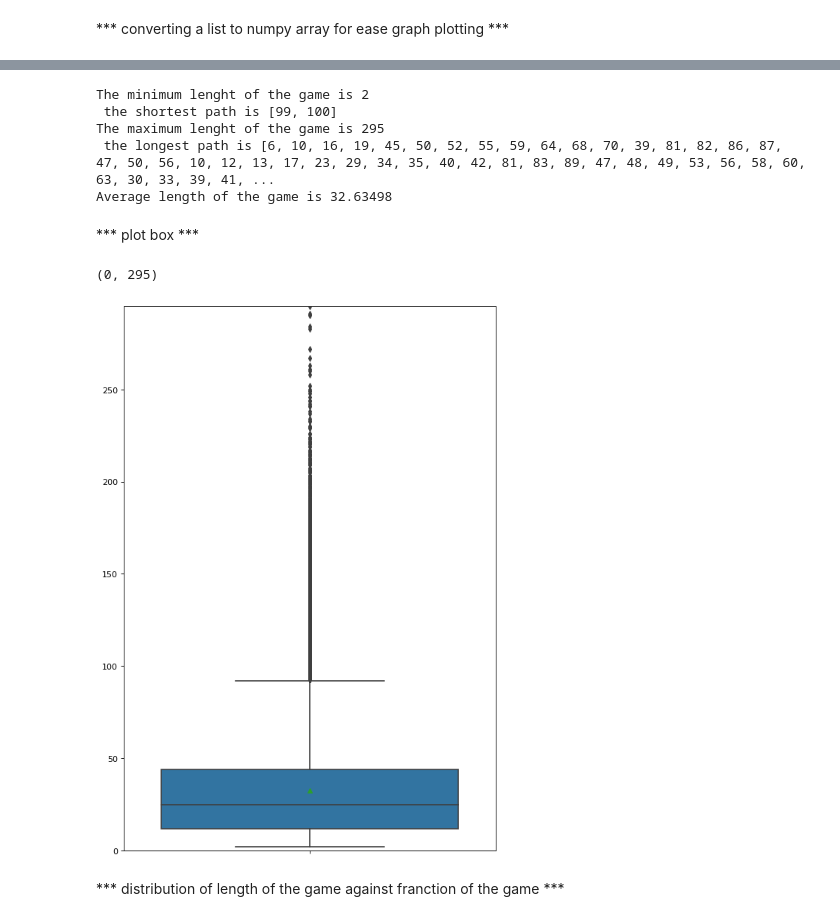
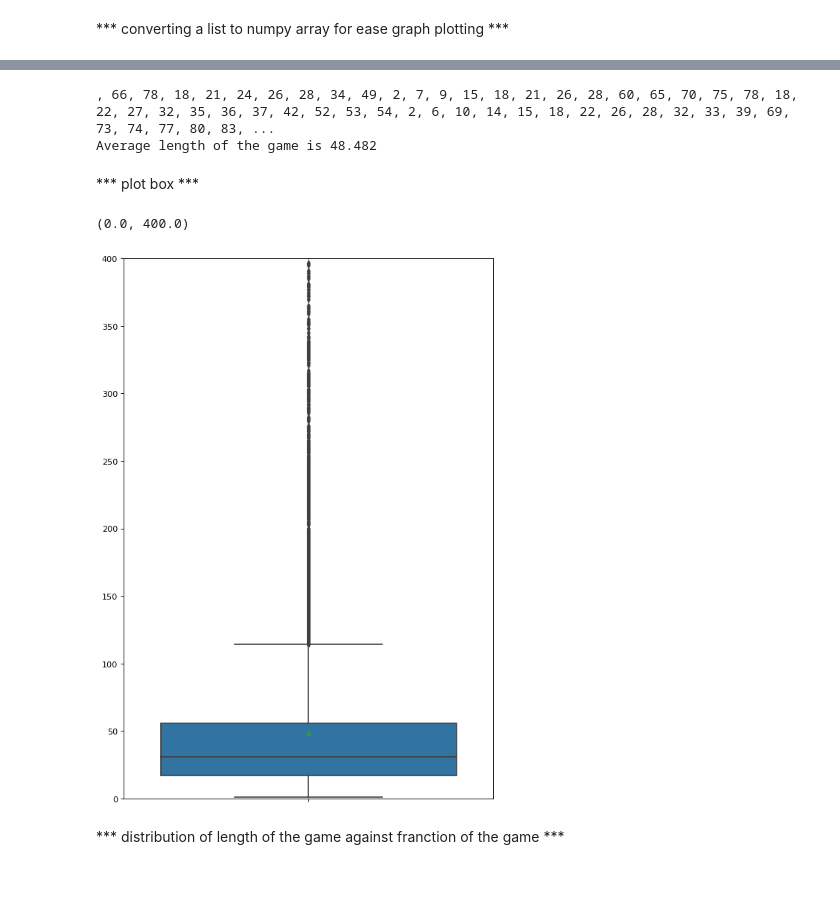
Before and after one commit to tonnyhideyori/algo_thesis, a Jupyter notebook: snake_and_ladder.ipynb, the cells around one changed output, grey strips where cells are left out. Saved outputs shown, nothing was run; the diff lists cells and outputs as text; code cells hidden in the pictures; blank space fills up the shorter version.

```diff
--- a/snake_and_ladder.ipynb
+++ b/snake_and_ladder.ipynb
@@ -77,3 +91,9 @@ def NumberOfGame(number,snakes):
+# %%
+def NumberOfGame3(number):
+    countlist = []
+    for num in range(0, number):
+        countlist.append(gamesimulation(RandomSnake(10,9), dice))
+    return countlist
 # %% [markdown]
 *** Function is to presenting the result of the game ***
 # %%
@@ -166,23 +186,22 @@ Text(0.5, 1.0, 'distribution of the random snake and ladders')
-# %%
-countlist = results(NumberOfGame(100000,RandomSnake(10,9)))
-# %% [output]
-The minimum lenght of the game is 2
- the shortest path is [99, 100]
-The maximum lenght of the game is 295
- the longest path is [6, 10, 16, 19, 45, 50, 52, 55, 59, 64, 68, 70, 39, 81, 82, 86, 87, 47, 50, 56, 10, 12, 13, 17, 23, 29, 34, 35, 40, 42, 81, 83, 89, 47, 48, 49, 53, 56, 58, 60, 63, 30, 33, 39, 41, ...
-Average length of the game is 32.63498
+# %%
+countlist = results(NumberOfGame3(14000))
+with open('game_random_snake', 'wb') as fp:
+    pickle.dump(countlist, fp)
+# %% [output]
+, 66, 78, 18, 21, 24, 26, 28, 34, 49, 2, 7, 9, 15, 18, 21, 26, 28, 60, 65, 70, 75, 78, 18, 22, 27, 32, 35, 36, 37, 42, 52, 53, 54, 2, 6, 10, 14, 15, 18, 22, 26, 28, 32, 33, 39, 69, 73, 74, 77, 80, 83, ...
+Average length of the game is 48.482
 # %%
 countList=np.array(countlist)
-countList=countList[:,:-1].reshape(100000,)
+countList=countList[:,:-1].reshape(14000,)
 # %% [markdown]
 *** plot box ***
 # %%
 figure(num=None, figsize=(8, 12), dpi=80, facecolor='w', edgecolor='k')
 ax = sns.boxplot(countList,orient="v",showmeans=True)
-plt.ylim(0,(max(countlist))[0])
+plt.ylim(0,400)
 # %% [output]
-(0, 295)
+(0.0, 400.0)
-[figure, old version]
+[figure, new version]
 # %% [markdown]
 *** distribution of length of the game against franction of the game ***
 # %%
```
Also changed, not shown: parts of 29 cells of this notebook, 4 other files.
